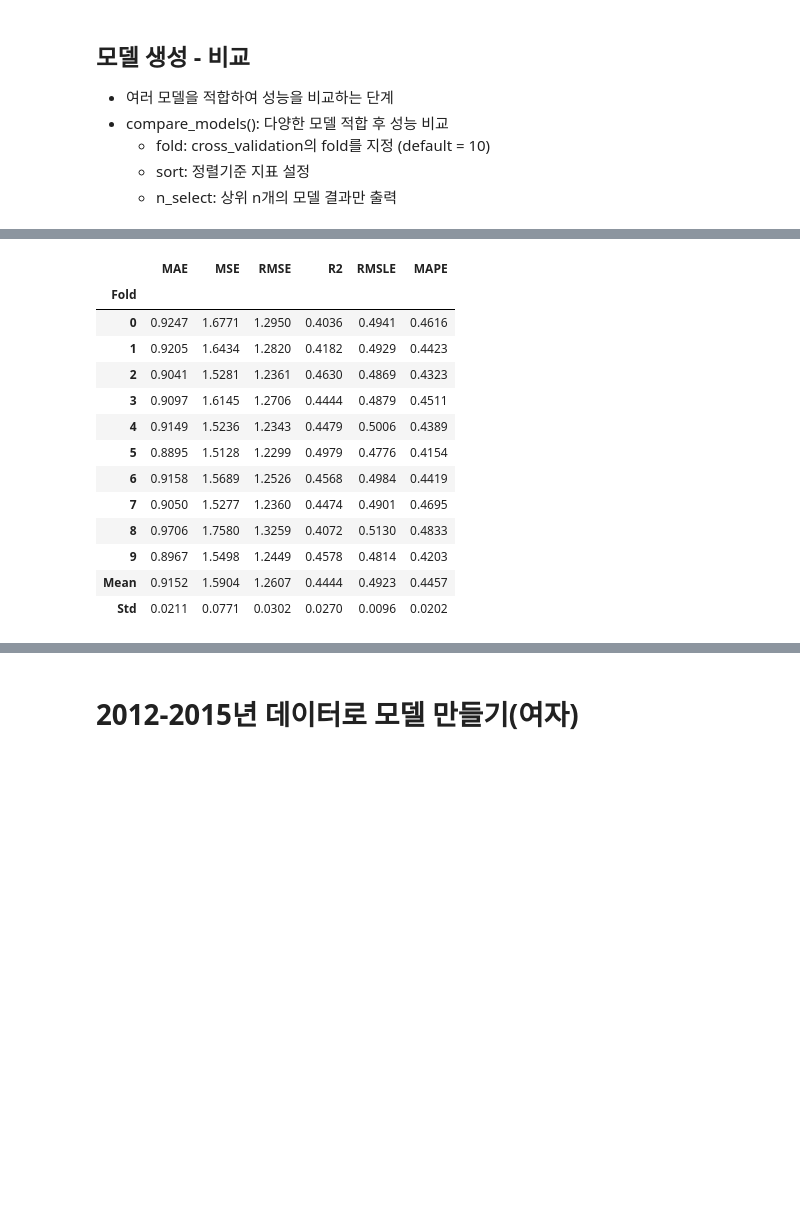
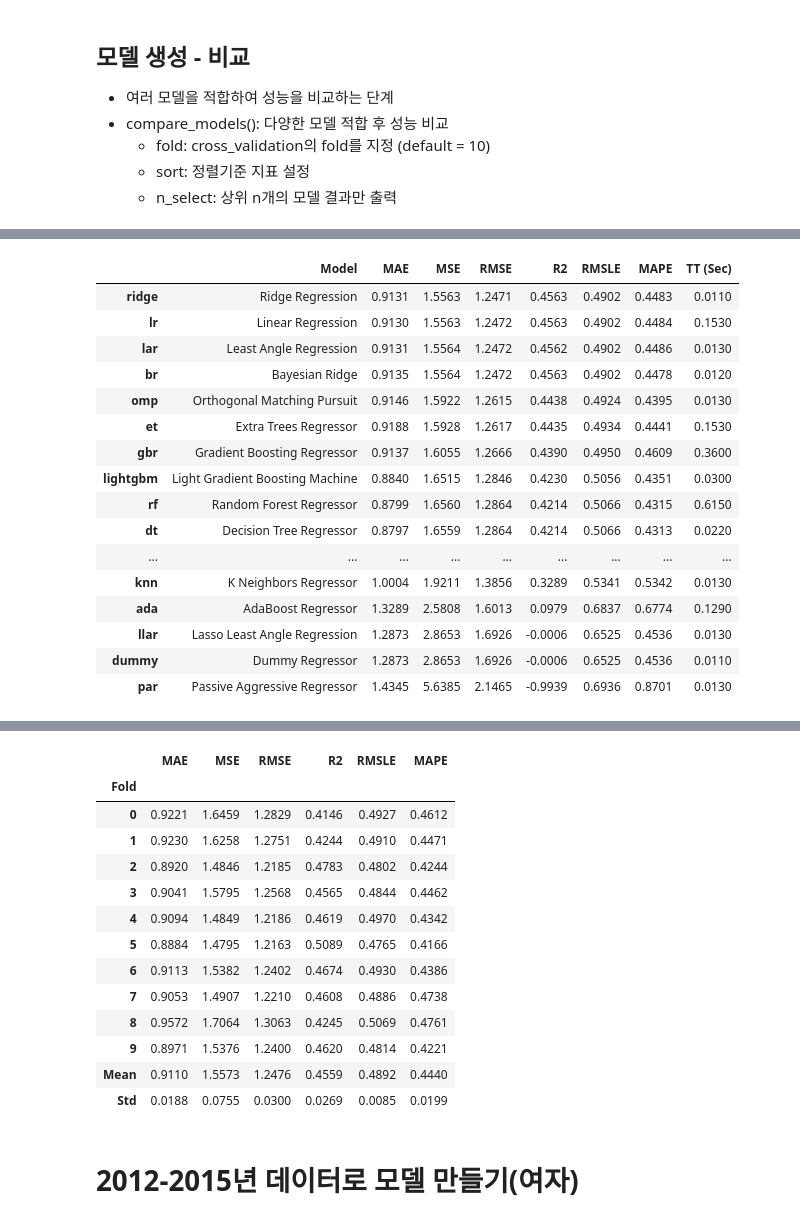
Before and after one commit to leech2193/weather_hospital_sowhat, a Jupyter notebook: 20220728_verification_changhun.ipynb, the cells around one changed output, grey strips where cells are left out. Saved outputs shown, nothing was run; the diff lists cells and outputs as text; code cells hidden in the pictures; blank space fills up the shorter version.

```diff
--- a/20220728_verification_changhun.ipynb
+++ b/20220728_verification_changhun.ipynb
@@ -77,20 +78,25 @@ s = setup(male_data, target = 'frequency', session_id=123)
     - sort: 정렬기준 지표 설정
     - n_select: 상위 n개의 모델 결과만 출력
 # %%
-et_male = create_model('et')
+# et_male = create_model('et')
+best_model_5 = compare_models(sort='RMSE', n_select = 5)
+model_male = blend_models(best_model_5)
 # %% [output]
 [interactive output not drawn]
-|  | MAE | MSE | RMSE | R2 | RMSLE | MAPE |
-| Fold |  |  |  |  |  |  |
-| 0 | 0.9247 | 1.6771 | 1.2950 | 0.4036 | 0.4941 | 0.4616 |
-| 1 | 0.9205 | 1.6434 | 1.2820 | 0.4182 | 0.4929 | 0.4423 |
-| 2 | 0.9041 | 1.5281 | 1.2361 | 0.4630 | 0.4869 | 0.4323 |
-| 3 | 0.9097 | 1.6145 | 1.2706 | 0.4444 | 0.4879 | 0.4511 |
-| 4 | 0.9149 | 1.5236 | 1.2343 | 0.4479 | 0.5006 | 0.4389 |
-| 5 | 0.8895 | 1.5128 | 1.2299 | 0.4979 | 0.4776 | 0.4154 |
-| 6 | 0.9158 | 1.5689 | 1.2526 | 0.4568 | 0.4984 | 0.4419 |
-| 7 | 0.9050 | 1.5277 | 1.2360 | 0.4474 | 0.4901 | 0.4695 |
-| 8 | 0.9706 | 1.7580 | 1.3259 | 0.4072 | 0.5130 | 0.4833 |
-| 9 | 0.8967 | 1.5498 | 1.2449 | 0.4578 | 0.4814 | 0.4203 |
-| Mean | 0.9152 | 1.5904 | 1.2607 | 0.4444 | 0.4923 | 0.4457 |
-| Std | 0.0211 | 0.0771 | 0.0302 | 0.0270 | 0.0096 | 0.0202 |
+|  | Model | MAE | MSE | RMSE | R2 | RMSLE | MAPE | TT (Sec) |
+| ridge | Ridge Regression | 0.9131 | 1.5563 | 1.2471 | 0.4563 | 0.4902 | 0.4483 | 0.0110 |
+| lr | Linear Regression | 0.9130 | 1.5563 | 1.2472 | 0.4563 | 0.4902 | 0.4484 | 0.1530 |
+| lar | Least Angle Regression | 0.9131 | 1.5564 | 1.2472 | 0.4562 | 0.4902 | 0.4486 | 0.0130 |
+| br | Bayesian Ridge | 0.9135 | 1.5564 | 1.2472 | 0.4563 | 0.4902 | 0.4478 | 0.0120 |
+| omp | Orthogonal Matching Pursuit | 0.9146 | 1.5922 | 1.2615 | 0.4438 | 0.4924 | 0.4395 | 0.0130 |
+| et | Extra Trees Regressor | 0.9188 | 1.5928 | 1.2617 | 0.4435 | 0.4934 | 0.4441 | 0.1530 |
+| gbr | Gradient Boosting Regressor | 0.9137 | 1.6055 | 1.2666 | 0.4390 | 0.4950 | 0.4609 | 0.3600 |
+| lightgbm | Light Gradient Boosting Machine | 0.8840 | 1.6515 | 1.2846 | 0.4230 | 0.5056 | 0.4351 | 0.0300 |
+| rf | Random Forest Regressor | 0.8799 | 1.6560 | 1.2864 | 0.4214 | 0.5066 | 0.4315 | 0.6150 |
+| dt | Decision Tree Regressor | 0.8797 | 1.6559 | 1.2864 | 0.4214 | 0.5066 | 0.4313 | 0.0220 |
+| ... | ... | ... | ... | ... | ... | ... | ... | ... |
+| knn | K Neighbors Regressor | 1.0004 | 1.9211 | 1.3856 | 0.3289 | 0.5341 | 0.5342 | 0.0130 |
+| ada | AdaBoost Regressor | 1.3289 | 2.5808 | 1.6013 | 0.0979 | 0.6837 | 0.6774 | 0.1290 |
+| llar | Lasso Least Angle Regression | 1.2873 | 2.8653 | 1.6926 | -0.0006 | 0.6525 | 0.4536 | 0.0130 |
+| dummy | Dummy Regressor | 1.2873 | 2.8653 | 1.6926 | -0.0006 | 0.6525 | 0.4536 | 0.0110 |
+| par | Passive Aggressive Regressor | 1.4345 | 5.6385 | 2.1465 | -0.9939 | 0.6936 | 0.8701 | 0.0130 |
@@ -97,3 +104,17 @@ et_male = create_model('et')
+|  | MAE | MSE | RMSE | R2 | RMSLE | MAPE |
+| Fold |  |  |  |  |  |  |
+| 0 | 0.9221 | 1.6459 | 1.2829 | 0.4146 | 0.4927 | 0.4612 |
+| 1 | 0.9230 | 1.6258 | 1.2751 | 0.4244 | 0.4910 | 0.4471 |
+| 2 | 0.8920 | 1.4846 | 1.2185 | 0.4783 | 0.4802 | 0.4244 |
+| 3 | 0.9041 | 1.5795 | 1.2568 | 0.4565 | 0.4844 | 0.4462 |
+| 4 | 0.9094 | 1.4849 | 1.2186 | 0.4619 | 0.4970 | 0.4342 |
+| 5 | 0.8884 | 1.4795 | 1.2163 | 0.5089 | 0.4765 | 0.4166 |
+| 6 | 0.9113 | 1.5382 | 1.2402 | 0.4674 | 0.4930 | 0.4386 |
+| 7 | 0.9053 | 1.4907 | 1.2210 | 0.4608 | 0.4886 | 0.4738 |
+| 8 | 0.9572 | 1.7064 | 1.3063 | 0.4245 | 0.5069 | 0.4761 |
+| 9 | 0.8971 | 1.5376 | 1.2400 | 0.4620 | 0.4814 | 0.4221 |
+| Mean | 0.9110 | 1.5573 | 1.2476 | 0.4559 | 0.4892 | 0.4440 |
+| Std | 0.0188 | 0.0755 | 0.0300 | 0.0269 | 0.0085 | 0.0199 |
 # %% [markdown]
 # 2012-2015년 데이터로 모델 만들기(여자)
 # %%
```
Also changed, not shown: parts of 25 cells of this notebook.
